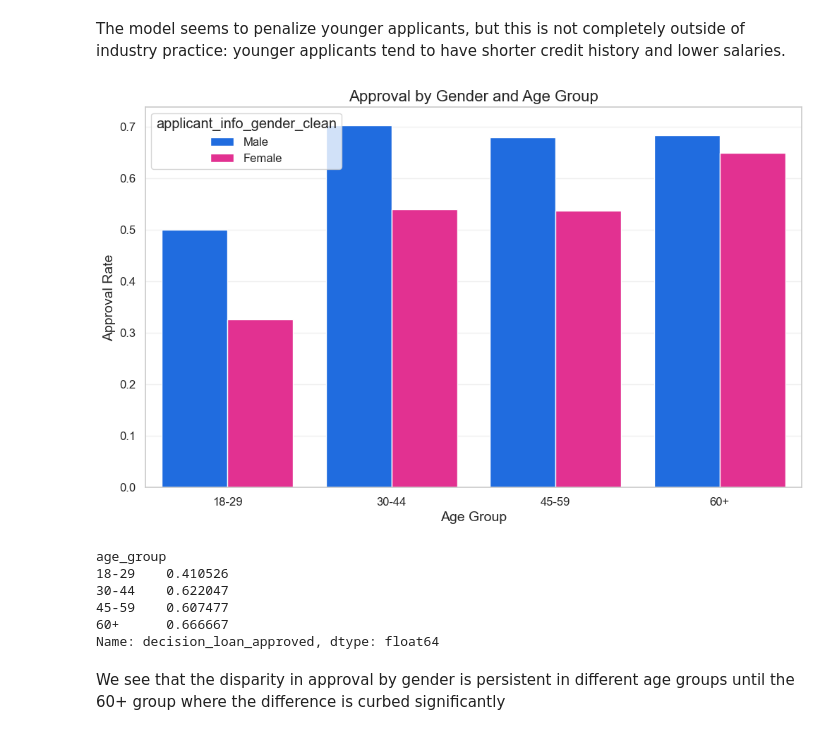
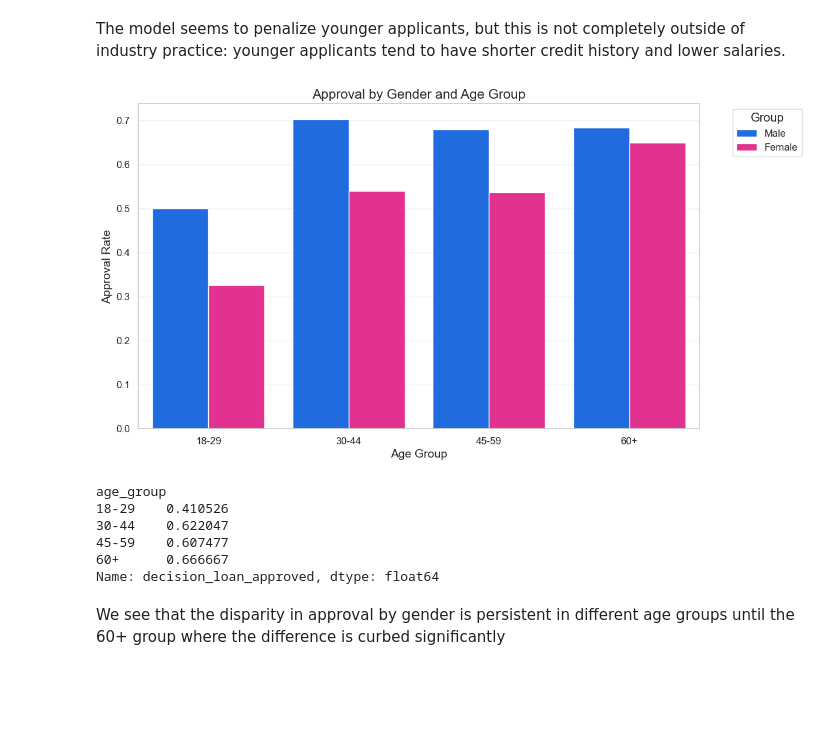
Before and after one commit to RubenVet9938/dego-project-team8, a Jupyter notebook: notebooks/02-bias-analysis.ipynb, the cells around one changed output. Saved outputs shown, nothing was run; the diff lists cells and outputs as text; code cells hidden in the pictures; blank space fills up the shorter version.

```diff
--- a/notebooks/02-bias-analysis.ipynb
+++ b/notebooks/02-bias-analysis.ipynb
@@ -247,20 +247,21 @@ The model seems to penalize younger applicants, but this is not completely outsi
 # %%
 sns.barplot(
     x="age_group",
     y="decision_loan_approved",
     hue="applicant_info_gender_clean",
     data=df_analysis,
     estimator=lambda x: sum(x)/len(x),
     errorbar=None
 )
 plt.title("Approval by Gender and Age Group")
 plt.ylabel("Approval Rate")
 plt.xlabel("Age Group")
+plt.legend(title='Group',bbox_to_anchor=(1.05, 1), loc='upper left')
 plt.show()
 
 print(df_analysis.groupby('age_group')["decision_loan_approved"].mean())
 # %% [output]
-[figure, old version]
+[figure, new version]
 age_group
 18-29    0.410526
 30-44    0.622047
```
Also changed, not shown: parts of 4 cells of this notebook.
